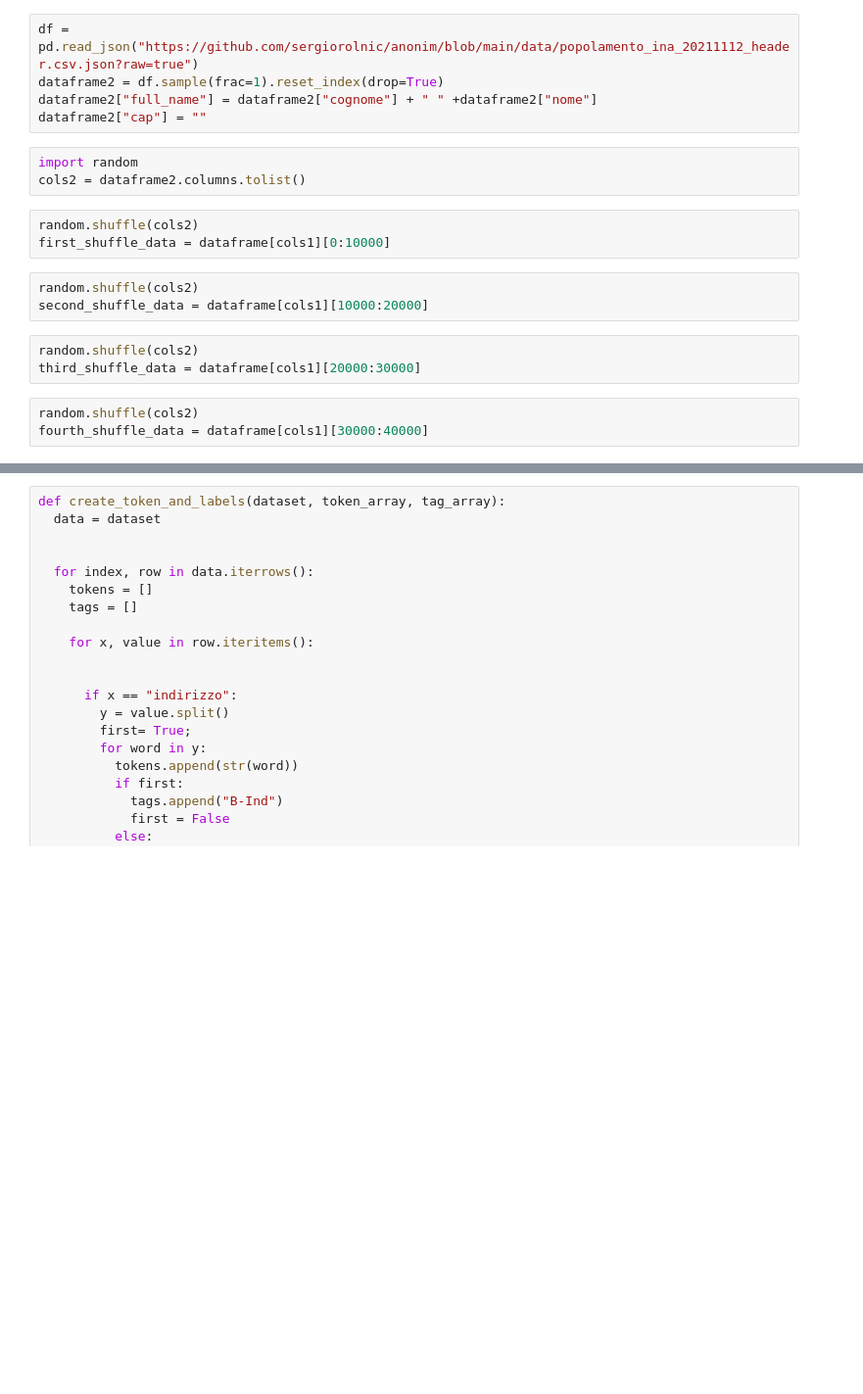
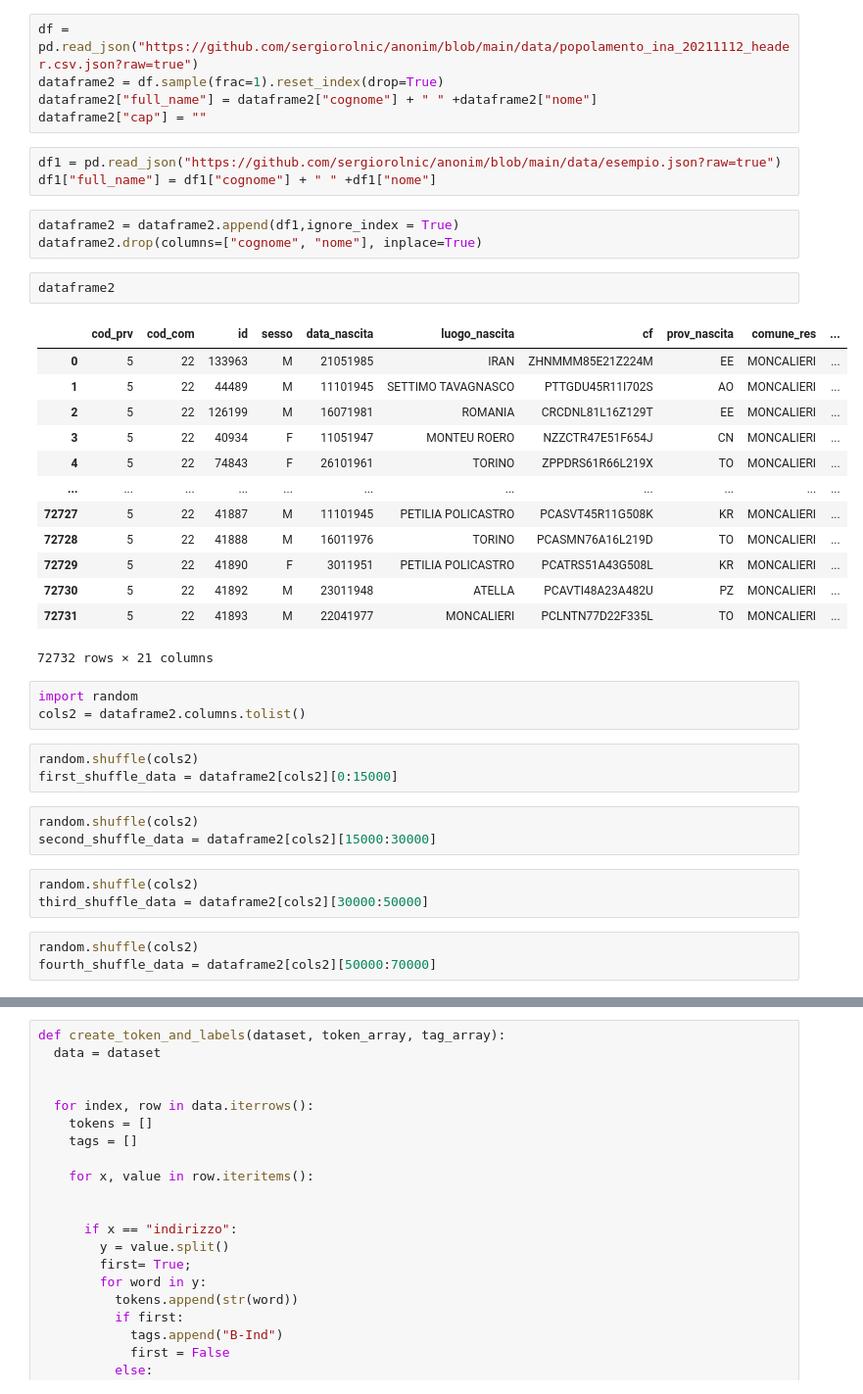
Before and after one commit to sergiorolnic/anonim, a Jupyter notebook: Untitled10.ipynb, the cells around one changed output, grey strips where cells are left out. Shown at 98% size. Drawn from its saved outputs; the diff is of its cells as text; blank space fills up the shorter version.

```diff
--- a/Untitled10.ipynb
+++ b/Untitled10.ipynb
@@ -12,18 +38,40 @@ df = pd.read_json("https://github.com/sergiorolnic/anonim/blob/main/data/popolam
 dataframe2 = df.sample(frac=1).reset_index(drop=True)
 dataframe2["full_name"] = dataframe2["cognome"] + " " +dataframe2["nome"]
 dataframe2["cap"] = ""
+# %%
+df1 = pd.read_json("https://github.com/sergiorolnic/anonim/blob/main/data/esempio.json?raw=true")
+df1["full_name"] = df1["cognome"] + " " +df1["nome"]
+# %%
+dataframe2 = dataframe2.append(df1,ignore_index = True)
+dataframe2.drop(columns=["cognome", "nome"], inplace=True)
+# %%
+dataframe2
+# %% [output]
+|  | cod_prv | cod_com | id | sesso | data_nascita | luogo_nascita | cf | prov_nascita | comune_res | ... |
+| 0 | 5 | 22 | 133963 | M | 21051985 | IRAN | ZHNMMM85E21Z224M | EE | MONCALIERI | ... |
+| 1 | 5 | 22 | 44489 | M | 11101945 | SETTIMO TAVAGNASCO | PTTGDU45R11I702S | AO | MONCALIERI | ... |
+| 2 | 5 | 22 | 126199 | M | 16071981 | ROMANIA | CRCDNL81L16Z129T | EE | MONCALIERI | ... |
+| 3 | 5 | 22 | 40934 | F | 11051947 | MONTEU ROERO | NZZCTR47E51F654J | CN | MONCALIERI | ... |
+| 4 | 5 | 22 | 74843 | F | 26101961 | TORINO | ZPPDRS61R66L219X | TO | MONCALIERI | ... |
+| ... | ... | ... | ... | ... | ... | ... | ... | ... | ... | ... |
+| 72727 | 5 | 22 | 41887 | M | 11101945 | PETILIA POLICASTRO | PCASVT45R11G508K | KR | MONCALIERI | ... |
+| 72728 | 5 | 22 | 41888 | M | 16011976 | TORINO | PCASMN76A16L219D | TO | MONCALIERI | ... |
+| 72729 | 5 | 22 | 41890 | F | 3011951 | PETILIA POLICASTRO | PCATRS51A43G508L | KR | MONCALIERI | ... |
+| 72730 | 5 | 22 | 41892 | M | 23011948 | ATELLA | PCAVTI48A23A482U | PZ | MONCALIERI | ... |
+| 72731 | 5 | 22 | 41893 | M | 22041977 | MONCALIERI | PCLNTN77D22F335L | TO | MONCALIERI | ... |
+72732 rows × 21 columns
 # %%
 import random
 cols2 = dataframe2.columns.tolist()
 # %%
 random.shuffle(cols2)
-first_shuffle_data = dataframe[cols1][0:10000]
+first_shuffle_data = dataframe2[cols2][0:15000]
 # %%
 random.shuffle(cols2)
-second_shuffle_data = dataframe[cols1][10000:20000]
+second_shuffle_data = dataframe2[cols2][15000:30000]
 # %%
 random.shuffle(cols2)
-third_shuffle_data = dataframe[cols1][20000:30000]
+third_shuffle_data = dataframe2[cols2][30000:50000]
 # %%
 random.shuffle(cols2)
-fourth_shuffle_data = dataframe[cols1][30000:40000]
+fourth_shuffle_data = dataframe2[cols2][50000:70000]
```
Also changed, not shown: parts of 7 cells of this notebook.
